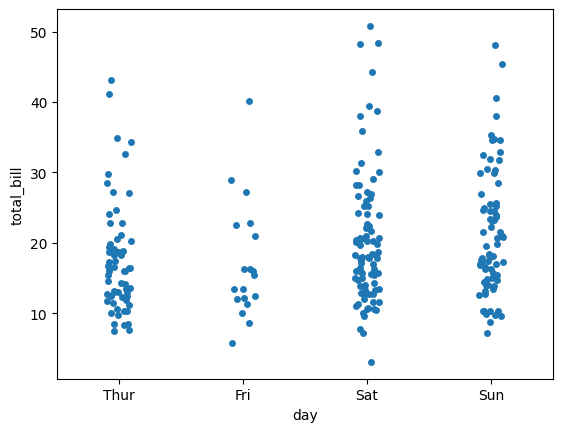
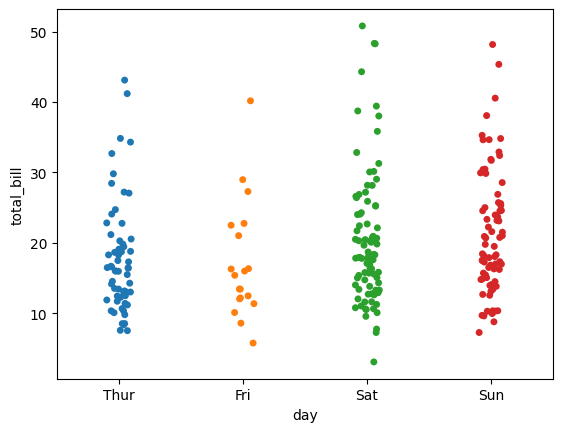
The notebook cell's code change between the first figure and the second:
--- before
+++ after
@@ -1,2 +1,2 @@
-sns.stripplot(x='day', y='total_bill', data=tips, jitter=True)
+sns.stripplot(x='day', y='total_bill', data=tips, jitter=True, hue = "day")
 plt.show()

Commit: Add files via upload